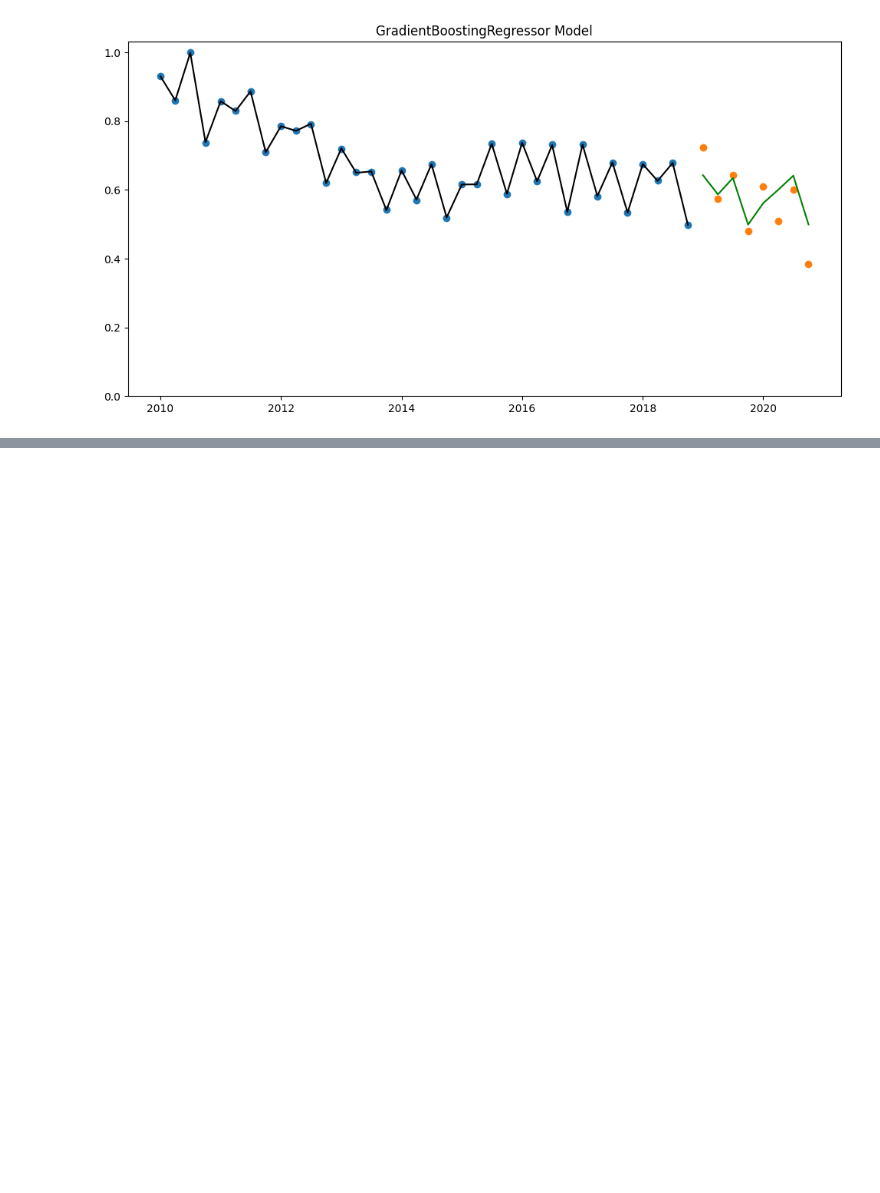
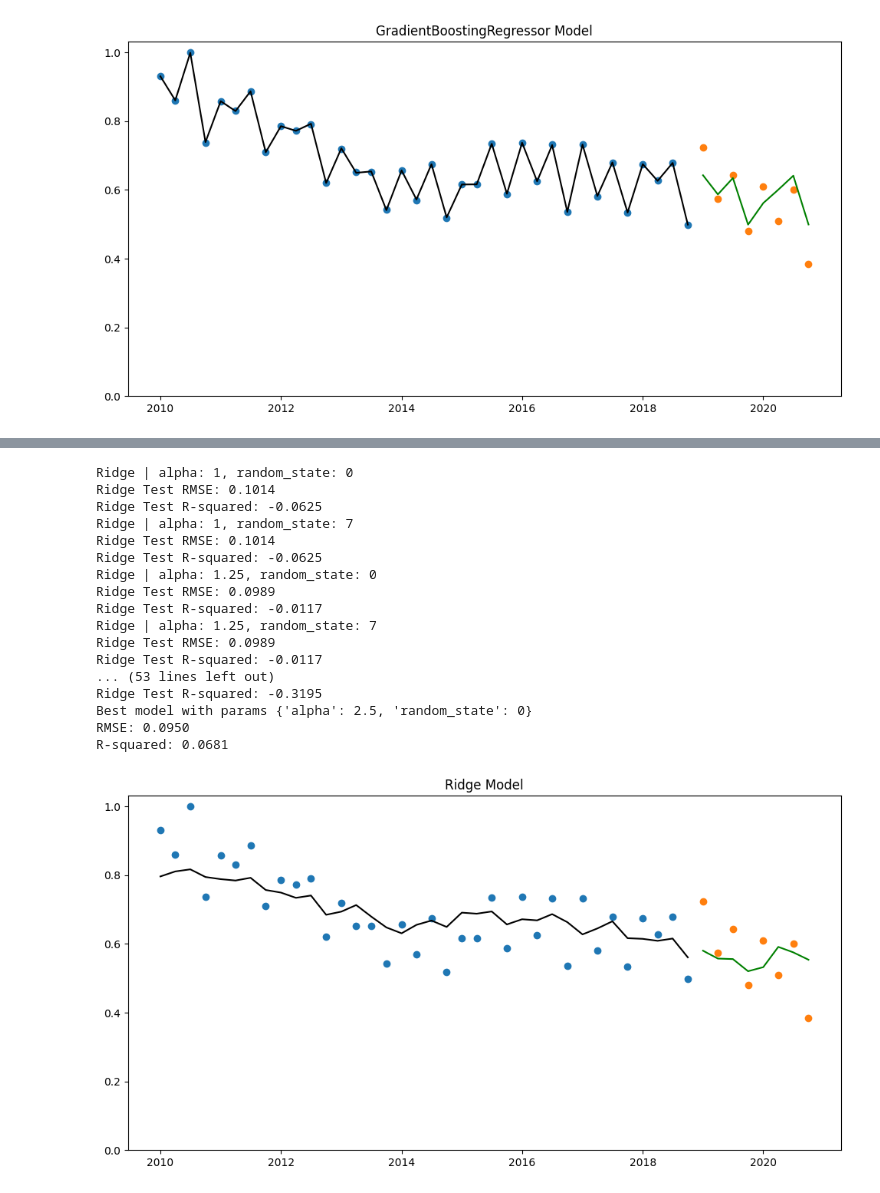
Before and after one commit to z5113296/ZZSC9020-Group-M, a Jupyter notebook: Modelling-AK.ipynb, the cells around one changed output, grey strips where cells are left out. Saved outputs shown, nothing was run; the diff lists cells and outputs as text; code cells hidden in the pictures; blank space fills up the shorter version.

```diff
--- a/Modelling-AK.ipynb
+++ b/Modelling-AK.ipynb
@@ -391,0 +450,30 @@ X_test
+# %%
+
+X_train, y_train, X_test, y_test = test_split(features=['GDP', 'Population', 'Coal_Price', 'Regular_Unleaded_Petrol', 'Automotive_Diesel', 'Automotive_LPG', 'Temperature_Avg', 'Electricity_Price', 'Renewables_Production'])
+model = find_best_model(Ridge, {
+                'alpha': [1, 1.25, 1.5, 1.75, 2, 2.25, 2.5, 2.75, 3, 4, 10],
+                'random_state': [0, 7],
+                # 'objective': ['reg:squarederror'],
+                # 'learning_rate': [0.01, 0.05, 0.2],
+                # 'max_depth': [3, 5, 7, 10]
+                })
+plot_full(model)
+# %% [output]
+Ridge | alpha: 1, random_state: 0
+Ridge Test RMSE: 0.1014
+Ridge Test R-squared: -0.0625
+Ridge | alpha: 1, random_state: 7
+Ridge Test RMSE: 0.1014
+Ridge Test R-squared: -0.0625
+Ridge | alpha: 1.25, random_state: 0
+Ridge Test RMSE: 0.0989
+Ridge Test R-squared: -0.0117
+Ridge | alpha: 1.25, random_state: 7
+Ridge Test RMSE: 0.0989
+Ridge Test R-squared: -0.0117
+... (53 lines left out)
+Ridge Test R-squared: -0.3195
+Best model with params {'alpha': 2.5, 'random_state': 0}
+RMSE: 0.0950
+R-squared: 0.0681
+[figure, added]
```
Also changed, not shown: parts of 18 cells of this notebook.
